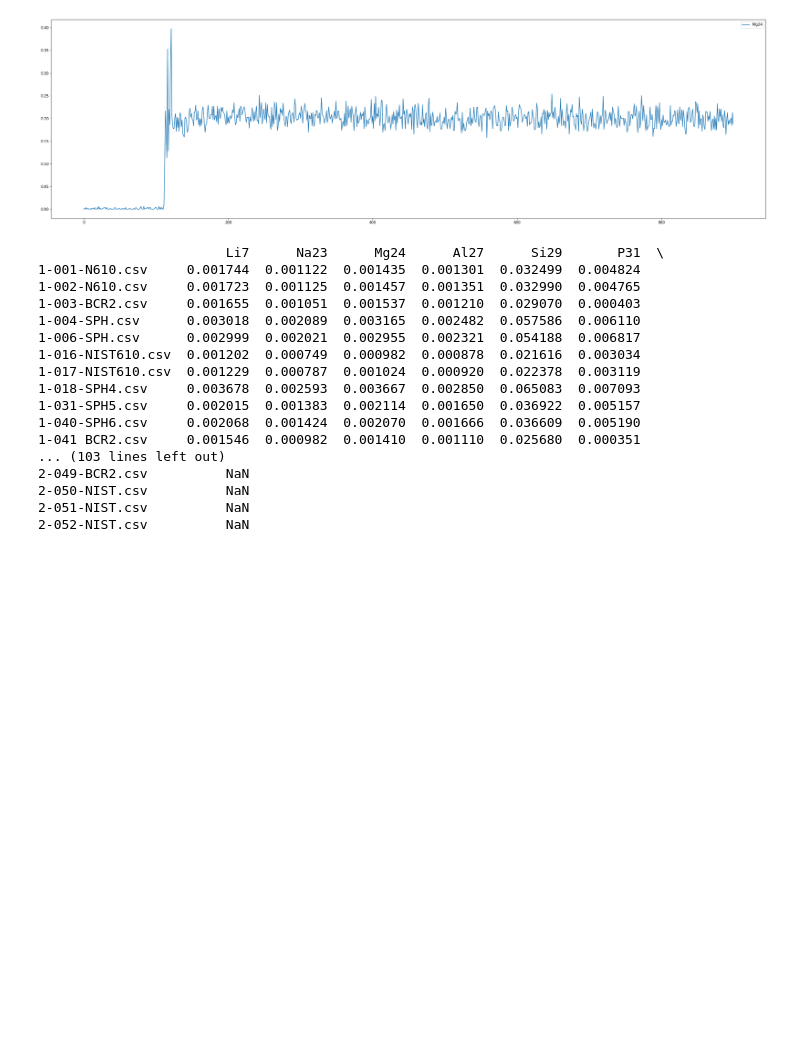
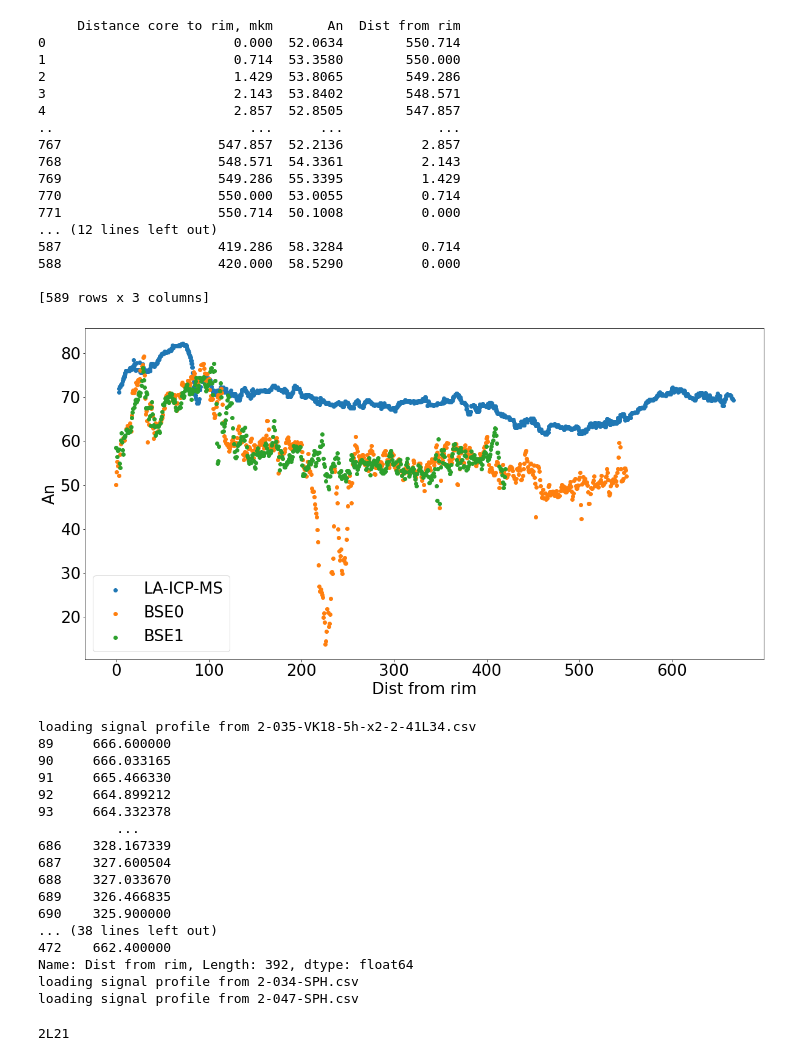
Before and after one commit to kulakovri/kiel-signals, a Jupyter notebook: exec.ipynb, the cells around one changed output. Cells and saved outputs as stored; diff of their text form; code cells hidden in the pictures; blank space fills up the shorter version.

Commit message:
set dist from rim and overlaps

```diff
--- a/exec.ipynb
+++ b/exec.ipynb
@@ -1,28 +1,50 @@
 # %%
 from src.templates import zonebuilder
 
-zoned_plagioclase = zonebuilder.fetch_zoned_plagioclase('18-5h-x2-2-41.csv')
+zoned_plagioclase = zonebuilder.compare_profile_with_bse()
 # %% [output]
+     Distance core to rim, mkm       An  Dist from rim
+0                        0.000  52.0634        550.714
+1                        0.714  53.3580        550.000
+2                        1.429  53.8065        549.286
+3                        2.143  53.8402        548.571
+4                        2.857  52.8505        547.857
+..                         ...      ...            ...
+767                    547.857  52.2136          2.857
+768                    548.571  54.3361          2.143
+769                    549.286  55.3395          1.429
+770                    550.000  53.0055          0.714
+771                    550.714  50.1008          0.000
+... (12 lines left out)
+587                    419.286  58.3284          0.714
+588                    420.000  58.5290          0.000
+
+[589 rows x 3 columns]
-[figure, old version]
+[figure, new version]
 # %%
 from src.templates import signalstemp
 
-signalstemp.get_standard_ppm_percents()
+signalstemp.build_grain()
 # %% [output]
-                        Li7      Na23      Mg24      Al27      Si29       P31  \
-1-001-N610.csv     0.001744  0.001122  0.001435  0.001301  0.032499  0.004824
-1-002-N610.csv     0.001723  0.001125  0.001457  0.001351  0.032990  0.004765
-1-003-BCR2.csv     0.001655  0.001051  0.001537  0.001210  0.029070  0.000403
-1-004-SPH.csv      0.003018  0.002089  0.003165  0.002482  0.057586  0.006110
-1-006-SPH.csv      0.002999  0.002021  0.002955  0.002321  0.054188  0.006817
-1-016-NIST610.csv  0.001202  0.000749  0.000982  0.000878  0.021616  0.003034
-1-017-NIST610.csv  0.001229  0.000787  0.001024  0.000920  0.022378  0.003119
-1-018-SPH4.csv     0.003678  0.002593  0.003667  0.002850  0.065083  0.007093
-1-031-SPH5.csv     0.002015  0.001383  0.002114  0.001650  0.036922  0.005157
-1-040-SPH6.csv     0.002068  0.001424  0.002070  0.001666  0.036609  0.005190
-1-041 BCR2.csv     0.001546  0.000982  0.001410  0.001110  0.025680  0.000351
-... (103 lines left out)
-2-049-BCR2.csv          NaN
-2-050-NIST.csv          NaN
-2-051-NIST.csv          NaN
-2-052-NIST.csv          NaN
+loading signal profile from 2-035-VK18-5h-x2-2-41L34.csv
+89     666.600000
+90     666.033165
+91     665.466330
+92     664.899212
+93     664.332378
+          ...
+686    328.167339
+687    327.600504
+688    327.033670
+689    326.466835
+690    325.900000
+... (38 lines left out)
+472    662.400000
+Name: Dist from rim, Length: 392, dtype: float64
+loading signal profile from 2-034-SPH.csv
+loading signal profile from 2-047-SPH.csv
+# %%
+string = "2-010-VK18-3a-2-2L21a.csv"
+print((string.split("-"))[-1].split("a.csv")[0])
+# %% [output]
+2L21
```
Also changed, not shown: 5 other files.
